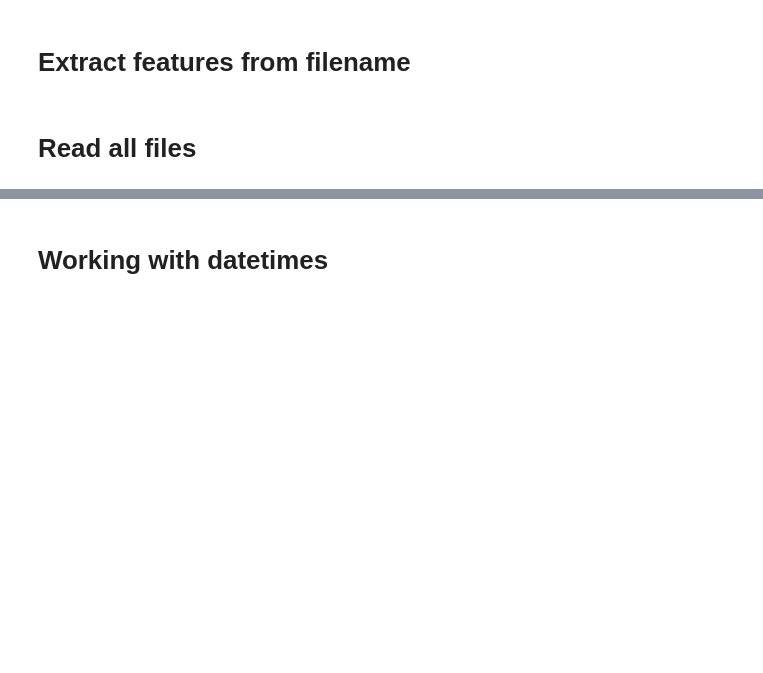
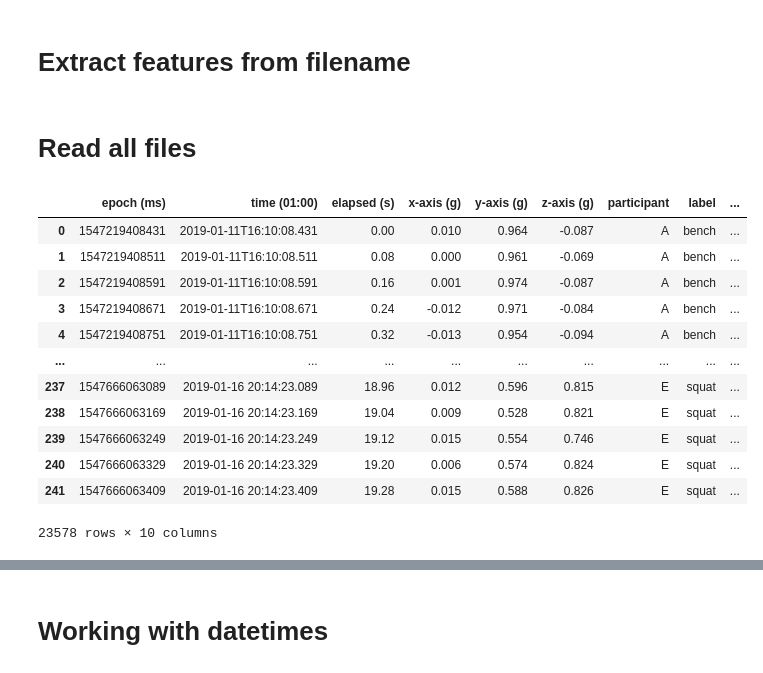
Before and after one commit to oshadakavinda/fitness-tracker, a Jupyter notebook: src/data/make_dataset.ipynb, the cells around one changed output, grey strips where cells are left out. Drawn from its saved outputs; the diff is of its cells as text; code cells hidden in the pictures; blank space fills up the shorter version.

```diff
--- a/src/data/make_dataset.ipynb
+++ b/src/data/make_dataset.ipynb
@@ -63,3 +75,19 @@ for f in files:
         df["set"] = gyr_set
         gyr_set += 1
         gyr_df = pd.concat([gyr_df,df])
+# %%
+acc_df
+# %% [output]
+|  | epoch (ms) | time (01:00) | elapsed (s) | x-axis (g) | y-axis (g) | z-axis (g) | participant | label | ... |
+| 0 | 1547219408431 | 2019-01-11T16:10:08.431 | 0.00 | 0.010 | 0.964 | -0.087 | A | bench | ... |
+| 1 | 1547219408511 | 2019-01-11T16:10:08.511 | 0.08 | 0.000 | 0.961 | -0.069 | A | bench | ... |
+| 2 | 1547219408591 | 2019-01-11T16:10:08.591 | 0.16 | 0.001 | 0.974 | -0.087 | A | bench | ... |
+| 3 | 1547219408671 | 2019-01-11T16:10:08.671 | 0.24 | -0.012 | 0.971 | -0.084 | A | bench | ... |
+| 4 | 1547219408751 | 2019-01-11T16:10:08.751 | 0.32 | -0.013 | 0.954 | -0.094 | A | bench | ... |
+| ... | ... | ... | ... | ... | ... | ... | ... | ... | ... |
+| 237 | 1547666063089 | 2019-01-16 20:14:23.089 | 18.96 | 0.012 | 0.596 | 0.815 | E | squat | ... |
+| 238 | 1547666063169 | 2019-01-16 20:14:23.169 | 19.04 | 0.009 | 0.528 | 0.821 | E | squat | ... |
+| 239 | 1547666063249 | 2019-01-16 20:14:23.249 | 19.12 | 0.015 | 0.554 | 0.746 | E | squat | ... |
+| 240 | 1547666063329 | 2019-01-16 20:14:23.329 | 19.20 | 0.006 | 0.574 | 0.824 | E | squat | ... |
+| 241 | 1547666063409 | 2019-01-16 20:14:23.409 | 19.28 | 0.015 | 0.588 | 0.826 | E | squat | ... |
+23578 rows × 10 columns
```
Also changed, not shown: parts of 7 cells of this notebook, 5 other files.
